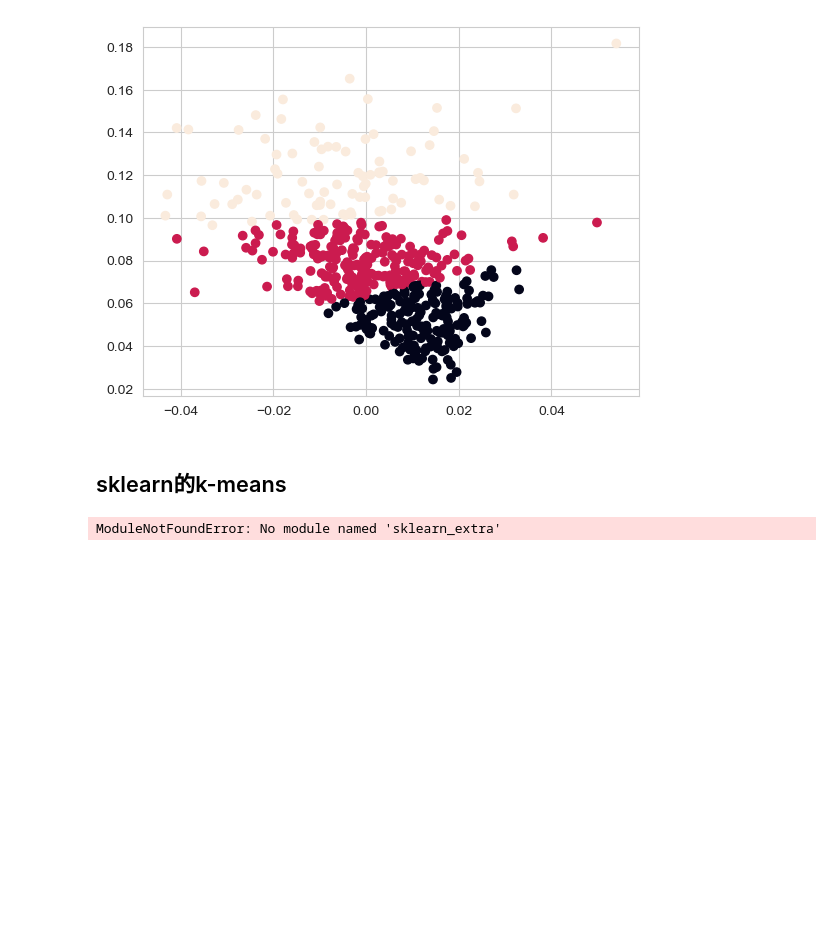
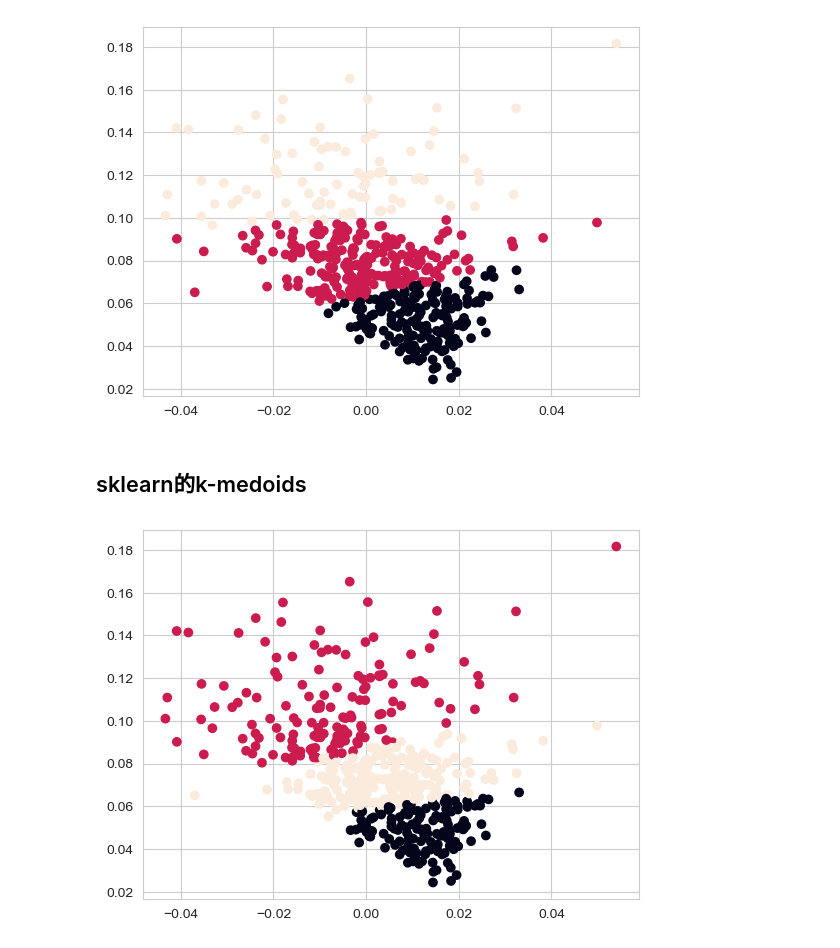
Before and after one commit to seriserendipia/Course-Project-Introduction-to-Machine-Learning, a Jupyter notebook: 机器学习实践/聚类/实验一k-means, k-medoids, dbscan, agens、kmeans、AGNES多方法聚类.ipynb, the cells around one changed output. Saved outputs shown, nothing was run; the diff lists cells and outputs as text; code cells hidden in the pictures; blank space fills up the shorter version.

Commit message:
sklearn的聚类四种模型数据跑完了

```diff
--- a/机器学习实践/聚类/实验一k-means, k-medoids, dbscan, agens、kmeans、AGNES多方法聚类.ipynb
+++ b/机器学习实践/聚类/实验一k-means, k-medoids, dbscan, agens、kmeans、AGNES多方法聚类.ipynb
@@ -266,15 +266,15 @@ plt.show()
 # %% [output]
 [figure]
 # %% [markdown]
-## sklearn的k-means
+## sklearn的k-medoids
 # %%
 import matplotlib.pyplot as plt
 
 from sklearn_extra.cluster import KMedoids
 
-y_pred = KMeans(n_clusters=3, random_state=9).fit_predict(train_data)
+y_pred = KMedoids(n_clusters=3, random_state=9).fit_predict(train_data)
 y_pred
 plt.scatter(train_data.iloc[:, 0], train_data.iloc[:, 1], c=y_pred)
 plt.show()
 # %% [output]
-ModuleNotFoundError: No module named 'sklearn_extra'
+[figure, added]
```
Also changed, not shown: parts of 4 cells of this notebook, 5 other files.
